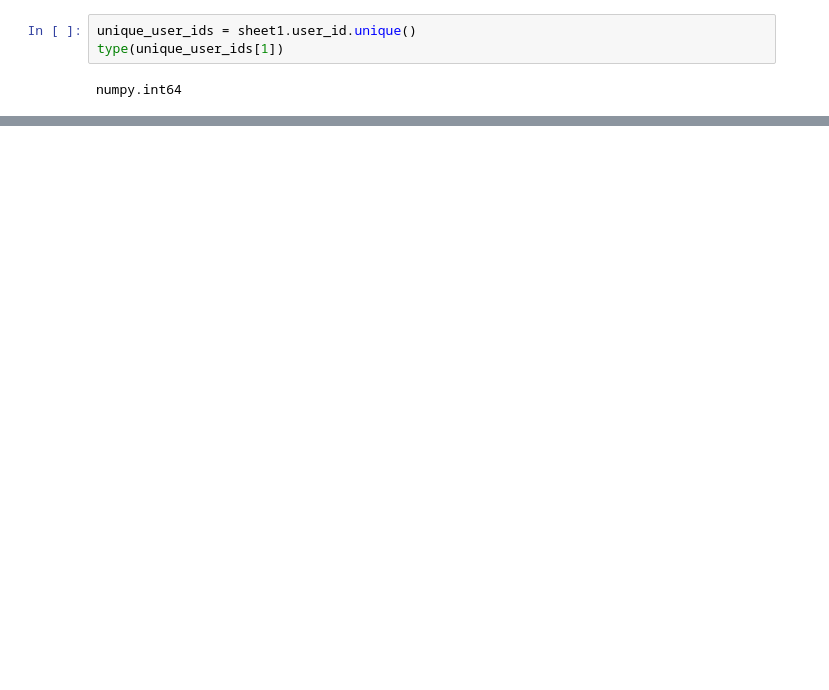
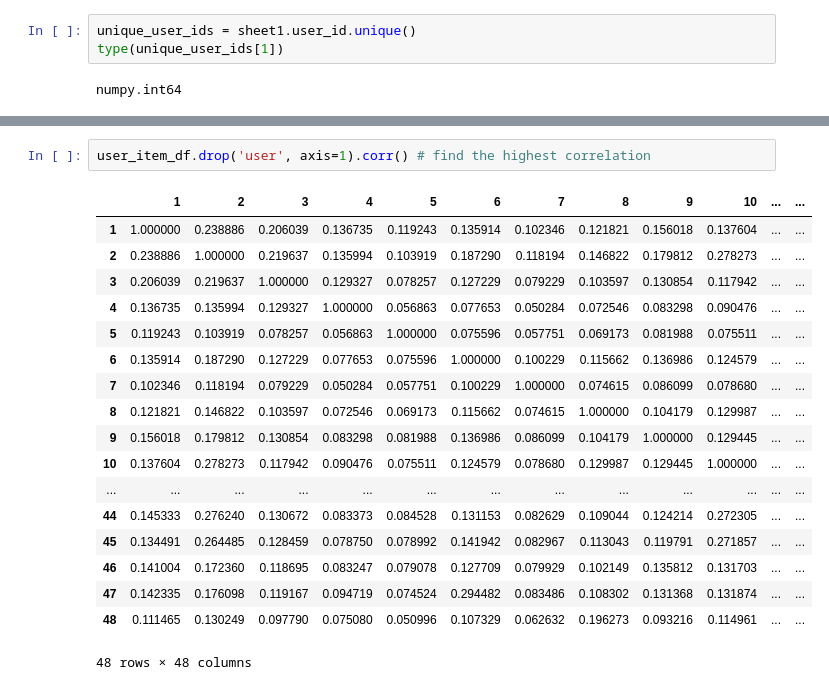
Before and after one commit to yuchild/erik_interviewqs, a Jupyter notebook: question_similarity_matrix.ipynb, the cells around one changed output, grey strips where cells are left out. Cells and saved outputs as stored; diff of their text form; blank space fills up the shorter version.

```diff
--- a/question_similarity_matrix.ipynb
+++ b/question_similarity_matrix.ipynb
@@ -135,0 +246,21 @@ numpy.int64
+# %%
+user_item_df.drop('user', axis=1).corr() # find the highest correlation
+# %% [output]
+|  | 1 | 2 | 3 | 4 | 5 | 6 | 7 | 8 | 9 | 10 | ... | ... |
+| 1 | 1.000000 | 0.238886 | 0.206039 | 0.136735 | 0.119243 | 0.135914 | 0.102346 | 0.121821 | 0.156018 | 0.137604 | ... | ... |
+| 2 | 0.238886 | 1.000000 | 0.219637 | 0.135994 | 0.103919 | 0.187290 | 0.118194 | 0.146822 | 0.179812 | 0.278273 | ... | ... |
+| 3 | 0.206039 | 0.219637 | 1.000000 | 0.129327 | 0.078257 | 0.127229 | 0.079229 | 0.103597 | 0.130854 | 0.117942 | ... | ... |
+| 4 | 0.136735 | 0.135994 | 0.129327 | 1.000000 | 0.056863 | 0.077653 | 0.050284 | 0.072546 | 0.083298 | 0.090476 | ... | ... |
+| 5 | 0.119243 | 0.103919 | 0.078257 | 0.056863 | 1.000000 | 0.075596 | 0.057751 | 0.069173 | 0.081988 | 0.075511 | ... | ... |
+| 6 | 0.135914 | 0.187290 | 0.127229 | 0.077653 | 0.075596 | 1.000000 | 0.100229 | 0.115662 | 0.136986 | 0.124579 | ... | ... |
+| 7 | 0.102346 | 0.118194 | 0.079229 | 0.050284 | 0.057751 | 0.100229 | 1.000000 | 0.074615 | 0.086099 | 0.078680 | ... | ... |
+| 8 | 0.121821 | 0.146822 | 0.103597 | 0.072546 | 0.069173 | 0.115662 | 0.074615 | 1.000000 | 0.104179 | 0.129987 | ... | ... |
+| 9 | 0.156018 | 0.179812 | 0.130854 | 0.083298 | 0.081988 | 0.136986 | 0.086099 | 0.104179 | 1.000000 | 0.129445 | ... | ... |
+| 10 | 0.137604 | 0.278273 | 0.117942 | 0.090476 | 0.075511 | 0.124579 | 0.078680 | 0.129987 | 0.129445 | 1.000000 | ... | ... |
+| ... | ... | ... | ... | ... | ... | ... | ... | ... | ... | ... | ... | ... |
+| 44 | 0.145333 | 0.276240 | 0.130672 | 0.083373 | 0.084528 | 0.131153 | 0.082629 | 0.109044 | 0.124214 | 0.272305 | ... | ... |
+| 45 | 0.134491 | 0.264485 | 0.128459 | 0.078750 | 0.078992 | 0.141942 | 0.082967 | 0.113043 | 0.119791 | 0.271857 | ... | ... |
+| 46 | 0.141004 | 0.172360 | 0.118695 | 0.083247 | 0.079078 | 0.127709 | 0.079929 | 0.102149 | 0.135812 | 0.131703 | ... | ... |
+| 47 | 0.142335 | 0.176098 | 0.119167 | 0.094719 | 0.074524 | 0.294482 | 0.083486 | 0.108302 | 0.131368 | 0.131874 | ... | ... |
+| 48 | 0.111465 | 0.130249 | 0.097790 | 0.075080 | 0.050996 | 0.107329 | 0.062632 | 0.196273 | 0.093216 | 0.114961 | ... | ... |
+48 rows × 48 columns
```
Also changed, not shown: parts of 17 cells of this notebook.
